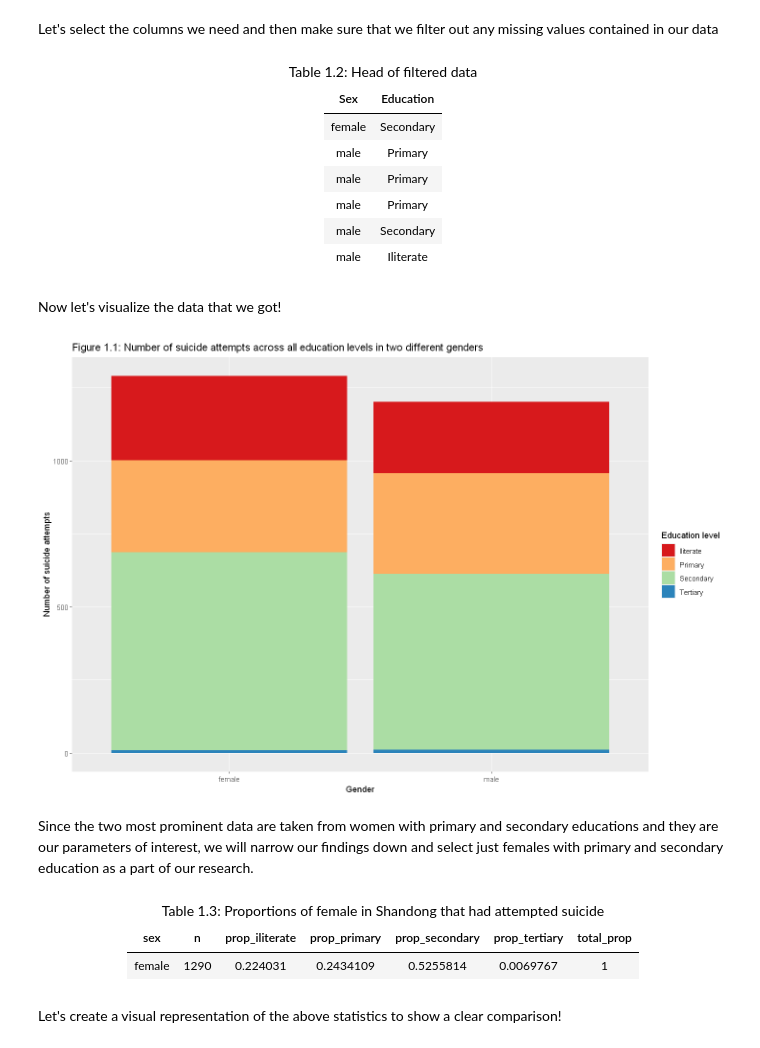
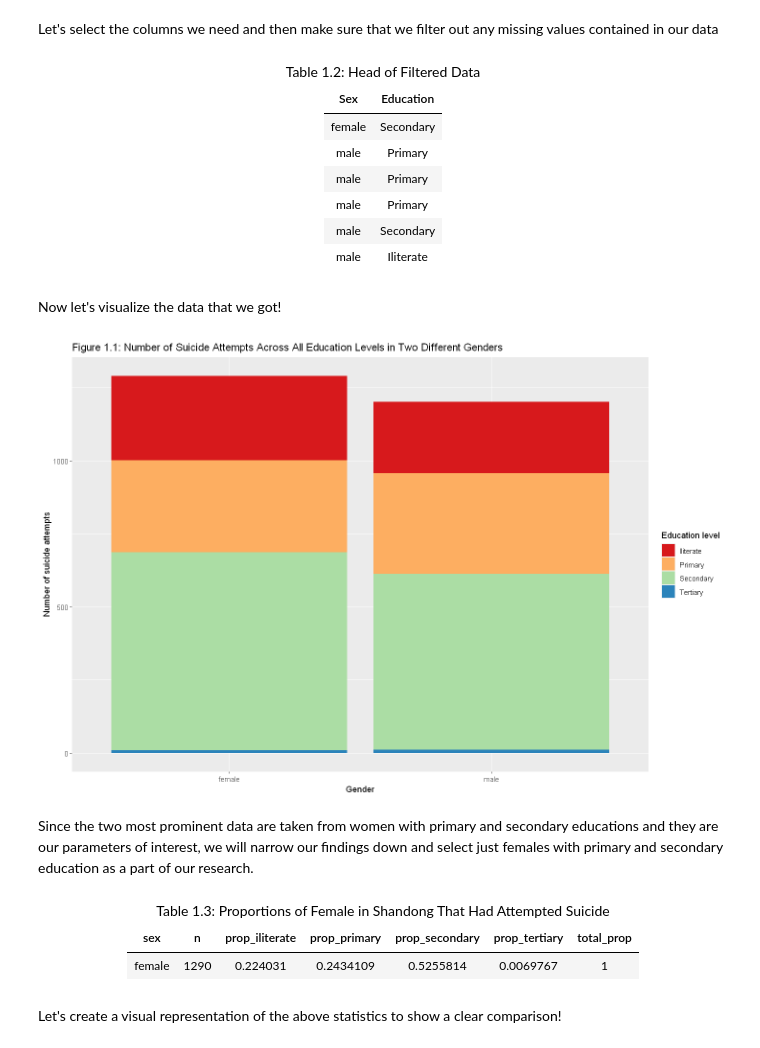
Before and after one commit to msamanthaf/stat201-inference, a Jupyter notebook: Proposal_Group4.ipynb, the cells around one changed output. Drawn from its saved outputs; the diff is of its cells as text; code cells hidden in the pictures.

```diff
--- a/Proposal_Group4.ipynb
+++ b/Proposal_Group4.ipynb
@@ -76,8 +85,12 @@ missing <- filter(suicide_data, Education == "unknown") |>
 The tibble above shows that 80 rows are found to be having missing values of education.
 # %% [markdown]
 Let's select the columns we need and then make sure that we filter out any missing values contained in our data
+# %%
+filtered_data <- suicide_data |>
+                 select(Sex, Education) |>
+                 filter(Education != "unknown")
 # %% [markdown]
-<div align="center"> Table 1.2: Head of filtered data
+<div align="center"> Table 1.2: Head of Filtered Data
 
 <table style='margin-left: auto; margin-right: auto;'>
  <thead>
@@ -120,17 +133,17 @@ Now let's visualize the data that we got!
 # %%
 options(repr.plot.width = 12, repr.plot.height = 8)
 
 bar_plot <- filtered_data |>
      		ggplot(aes(x = Sex, y = 1, fill = Education)) +
     		geom_bar(stat = "identity", position = "stack") +
     		xlab("Gender") +
     		ylab("Number of suicide attempts") +
     		labs(fill = "Education level") +
-    		ggtitle("Figure 1.1: Number of suicide attempts across all education levels in two different genders") +
+    		ggtitle("Figure 1.1: Number of Suicide Attempts Across All Education Levels in Two Different Genders") +
     		scale_fill_brewer(palette = 'Spectral')
 bar_plot
 # %% [output]
-[figure, old version]
+[figure, new version]
 # %% [markdown]
 Since the two most prominent data are taken from women with primary and secondary educations and they are our parameters of interest, we will narrow our findings down and select just females with primary and secondary education as a part of our research.
 # %%
@@ -144,7 +157,7 @@ prop_table <- filtered_data |>
 			  total_prop = prop_iliterate + prop_primary + prop_secondary + prop_tertiary)
 # %% [markdown]
 <div align="center">
-<caption>Table 1.3: Proportions of female in Shandong that had attempted suicide</caption>
+<caption>Table 1.3: Proportions of Female in Shandong That Had Attempted Suicide</caption>
 <table style='margin-left: auto; margin-right: auto;'>
  <thead>
   <tr>
```
Also changed, not shown: parts of 3 cells of this notebook.
